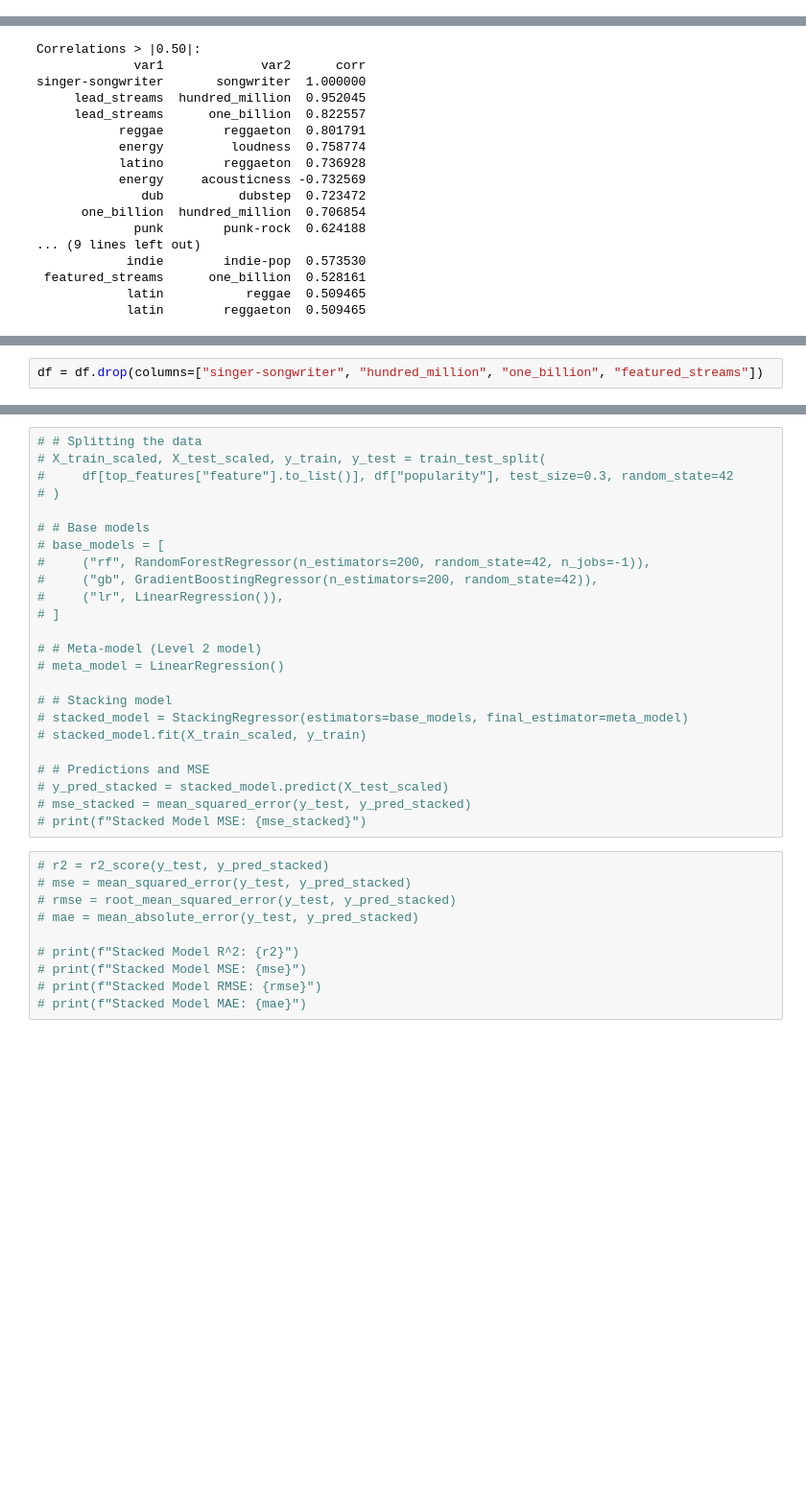
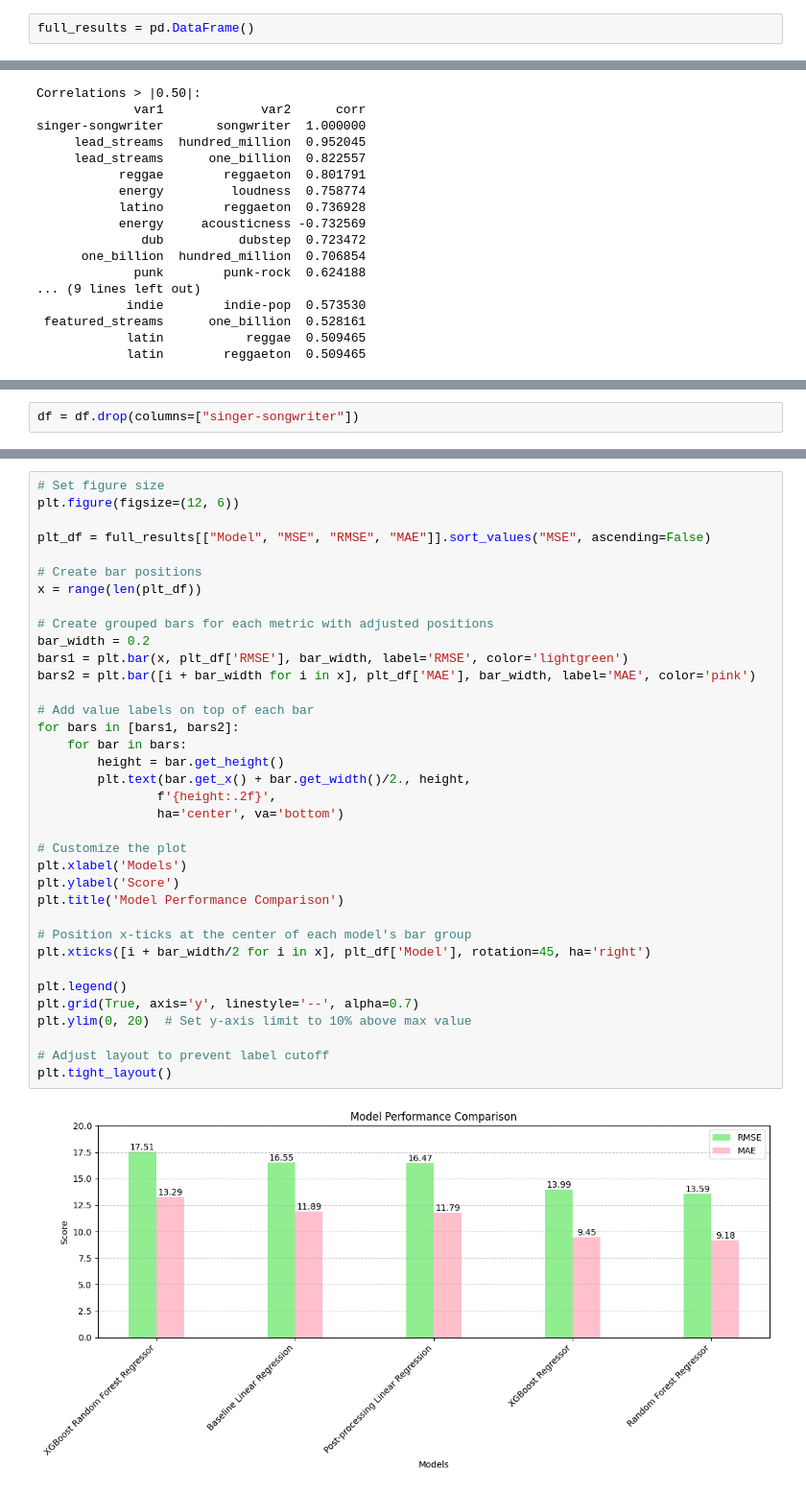
Before and after one commit to ethanc-ec/BA476-Project, a Jupyter notebook: code/project.ipynb, the cells around one changed output, grey strips where cells are left out. Shown at 96% size. Drawn from its saved outputs; the diff is of its cells as text; blank space fills up the shorter version.

```diff
--- a/code/project.ipynb
+++ b/code/project.ipynb
@@ -12,6 +12,8 @@ from sklearn.model_selection import train_test_split
 from sklearn.preprocessing import StandardScaler
 from tqdm.auto import tqdm
 from xgboost import XGBRegressor, XGBRFRegressor
+# %%
+full_results = pd.DataFrame()
 # %% [markdown]
 Download the supplementary data from Kaggle for artist info
 # %%
@@ -323,2 +350,2 @@ singer-songwriter       songwriter  1.000000
 # %%
-df = df.drop(columns=["singer-songwriter", "hundred_million", "one_billion", "featured_streams"])
+df = df.drop(columns=["singer-songwriter"])
@@ -598,34 +756,38 @@ Stacked Model MAE: 9.468840211962455
-# %%
-# # Splitting the data
-# X_train_scaled, X_test_scaled, y_train, y_test = train_test_split(
-#     df[top_features["feature"].to_list()], df["popularity"], test_size=0.3, random_state=42
-# )
-
-# # Base models
-# base_models = [
-#     ("rf", RandomForestRegressor(n_estimators=200, random_state=42, n_jobs=-1)),
-#     ("gb", GradientBoostingRegressor(n_estimators=200, random_state=42)),
-#     ("lr", LinearRegression()),
-# ]
-
-# # Meta-model (Level 2 model)
-# meta_model = LinearRegression()
-
-# # Stacking model
-# stacked_model = StackingRegressor(estimators=base_models, final_estimator=meta_model)
-# stacked_model.fit(X_train_scaled, y_train)
-
-# # Predictions and MSE
-# y_pred_stacked = stacked_model.predict(X_test_scaled)
-# mse_stacked = mean_squared_error(y_test, y_pred_stacked)
-# print(f"Stacked Model MSE: {mse_stacked}")
-# %%
-# r2 = r2_score(y_test, y_pred_stacked)
-# mse = mean_squared_error(y_test, y_pred_stacked)
-# rmse = root_mean_squared_error(y_test, y_pred_stacked)
-# mae = mean_absolute_error(y_test, y_pred_stacked)
-
-# print(f"Stacked Model R^2: {r2}")
-# print(f"Stacked Model MSE: {mse}")
-# print(f"Stacked Model RMSE: {rmse}")
-# print(f"Stacked Model MAE: {mae}")
+# %%
+# Set figure size
+plt.figure(figsize=(12, 6))
+
+plt_df = full_results[["Model", "MSE", "RMSE", "MAE"]].sort_values("MSE", ascending=False)
+
+# Create bar positions
+x = range(len(plt_df))
+
+# Create grouped bars for each metric with adjusted positions
+bar_width = 0.2
+bars1 = plt.bar(x, plt_df['RMSE'], bar_width, label='RMSE', color='lightgreen')
+bars2 = plt.bar([i + bar_width for i in x], plt_df['MAE'], bar_width, label='MAE', color='pink')
+
+# Add value labels on top of each bar
+for bars in [bars1, bars2]:
+    for bar in bars:
+        height = bar.get_height()
+        plt.text(bar.get_x() + bar.get_width()/2., height,
+                f'{height:.2f}',
+                ha='center', va='bottom')
+
+# Customize the plot
+plt.xlabel('Models')
+plt.ylabel('Score')
+plt.title('Model Performance Comparison')
+
+# Position x-ticks at the center of each model's bar group
+plt.xticks([i + bar_width/2 for i in x], plt_df['Model'], rotation=45, ha='right')
+
+plt.legend()
+plt.grid(True, axis='y', linestyle='--', alpha=0.7)
+plt.ylim(0, 20)  # Set y-axis limit to 10% above max value
+
+# Adjust layout to prevent label cutoff
+plt.tight_layout()
+# %% [output]
+[figure, added]
```
Also changed, not shown: parts of 17 cells of this notebook, 1 other file.
